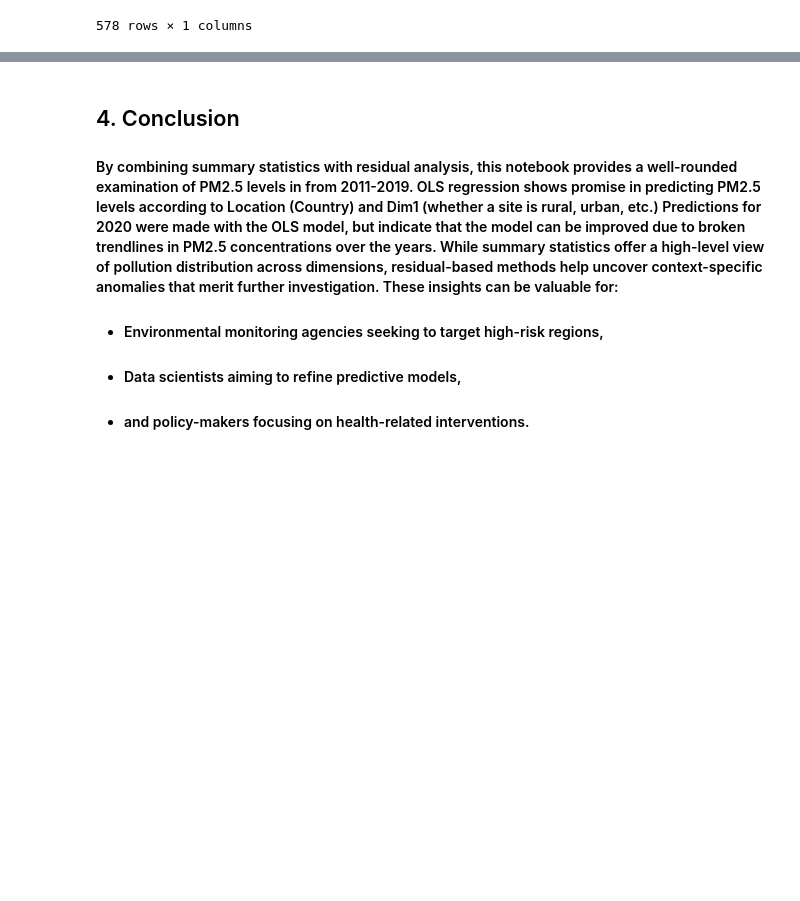
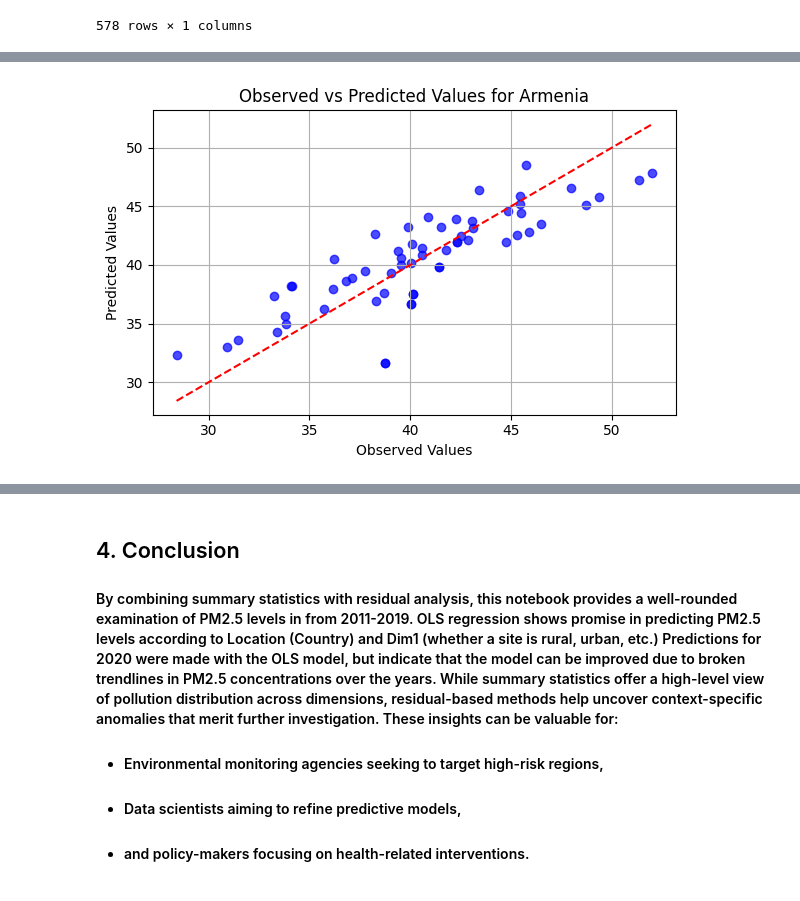
Before and after one commit to zkhechadoorian/pm25, a Jupyter notebook: notebooks/03_data_summary_and_features.ipynb, the cells around one changed output, grey strips where cells are left out. Saved outputs shown, nothing was run; the diff lists cells and outputs as text; code cells hidden in the pictures; blank space fills up the shorter version.

Commit message:
Saving current version of my regression on Armenia data. Linear regression produces reasonable R-squared but does not do a good job of predicting 2020 data.

```diff
--- a/notebooks/03_data_summary_and_features.ipynb
+++ b/notebooks/03_data_summary_and_features.ipynb
@@ -491,0 +482,79 @@ New DataFrame with predictions for 2020:
+# %%
+### The model above does a poor job of predicting PM2.5 levels in 2020.
+### This makes sense, as the model was not trained to consider the Period as a predictor.
+### Let's try the OLS model again, but this time include the Period as a predictor.
+### We will focus on only Armenia
+
+# Filter the data for Armenia
+armenia_data = df[df['Location'] == 'Armenia']
+# One-hot encode categorical variables (and ensure dtype is float)
+X_armenia = pd.get_dummies(armenia_data[['Dim1', 'Period']], drop_first=True).astype(float)
+# Define target variable
+y_armenia = armenia_data['FactValueNumeric'].astype(float)
+# Add constant to the predictors
+X_armenia = sm.add_constant(X_armenia)
+# Fit the linear regression model
+model_armenia = sm.OLS(y_armenia, X_armenia).fit()
+# Extract fitted values (predicted y)
+fitted_vals_armenia = model_armenia.fittedvalues
+# Compare observed vs predicted
+comparison_armenia = pd.DataFrame({'Observed': y_armenia, 'Predicted': fitted_vals_armenia})
+print(comparison_armenia.head())
+# Plot observed vs predicted for Armenia
+plt.figure(figsize=(6, 4))
+plt.scatter(y_armenia, fitted_vals_armenia, color='blue', alpha=0.7)
+plt.plot([y_armenia.min(), y_armenia.max()], [y_armenia.min(), y_armenia.max()], color='red', linestyle='--')  # 45-degree line
+plt.xlabel('Observed Values')
+plt.ylabel('Predicted Values')
+plt.title('Observed vs Predicted Values for Armenia')
+plt.grid(True)
+plt.tight_layout()
+plt.show()
+# Step 5: Print the summary of the model
+print(model_armenia.summary())
+
+# print columns of the model
+print("\nModel columns:\n", model_armenia.model.exog_names)
+
+# Now let's predict PM2.5 levels in 2020 for each Dim1 in Armenia
+# Create a DataFrame for the year 2020
+future_data_armenia = pd.DataFrame({
+    'Dim1': armenia_data['Dim1'].unique(),
+    'Period': [2020] * len(armenia_data['Dim1'].unique())
+})
+# One-hot encode the future data
+future_data_armenia_encoded = pd.get_dummies(future_data_armenia[['Dim1', 'Period']], drop_first=True).astype(float)
+# Add constant to the future data
+future_data_armenia_encoded = sm.add_constant(future_data_armenia_encoded, has_constant='add')
+# Print the columns of the future data
+print("\nFuture data columns:\n", future_data_armenia_encoded.columns)
+# Check if the columns match with the model
+missing_cols = set(model_armenia.model.exog_names) - set(future_data_armenia_encoded.columns)
+if missing_cols:
+    print(f"\nMissing columns in future data: {missing_cols}")
+
+
+
+# Predict PM2.5 for 2020
+predictions_2020_armenia = model_armenia.predict(future_data_armenia_encoded)
+future_data_armenia['FactValueNumeric'] = predictions_2020_armenia
+# Replace the existing data for 2020 with the new predictions
+armenia_data = armenia_data[armenia_data['Period'] != 2020]
+# Append the predictions to the original DataFrame
+armenia_data = pd.concat([armenia_data, future_data_armenia], ignore_index=True)
+# Display the first few rows of the updated DataFrame
+print("\nNew DataFrame with predictions for 2020 in Armenia:\n", armenia_data.head(3))
+# Plot PM2.5 from 2010 to 2020 for each Dim1 in Armenia
+plt.figure(figsize=(10, 6))
+for dim in armenia_data['Dim1'].unique():
+    subset = armenia_data[armenia_data['Dim1'] == dim].sort_values(by='Period')
+    plt.plot(subset['Period'], subset['FactValueNumeric'], marker='o', label=dim)
+plt.title('PM2.5 Levels in Armenia (2010-2020)')
+plt.xlabel('Year')
+plt.ylabel('PM2.5 (µg/m³)')
+plt.xticks(subset['Period'].unique())
+plt.legend(title='Dim1')
+plt.grid(True)
+plt.tight_layout()
+plt.show()
+# %% [output]
@@ -491,0 +567 @@ New DataFrame with predictions for 2020:
+[figure, added]
```
Also changed, not shown: parts of 3 cells of this notebook.
